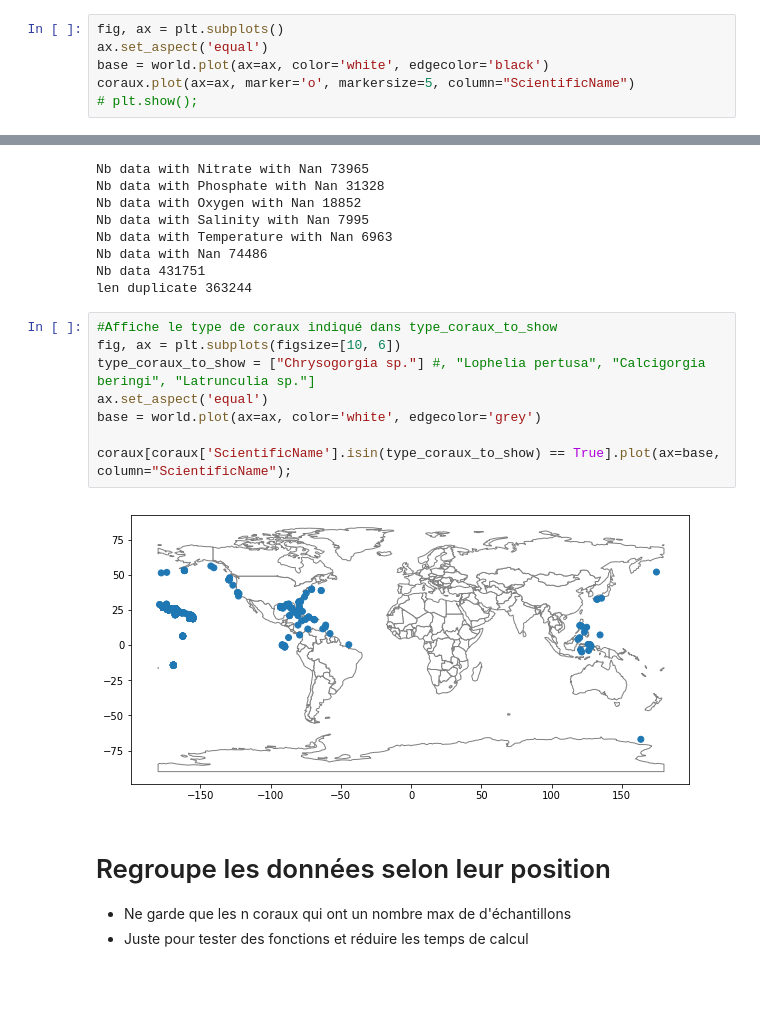
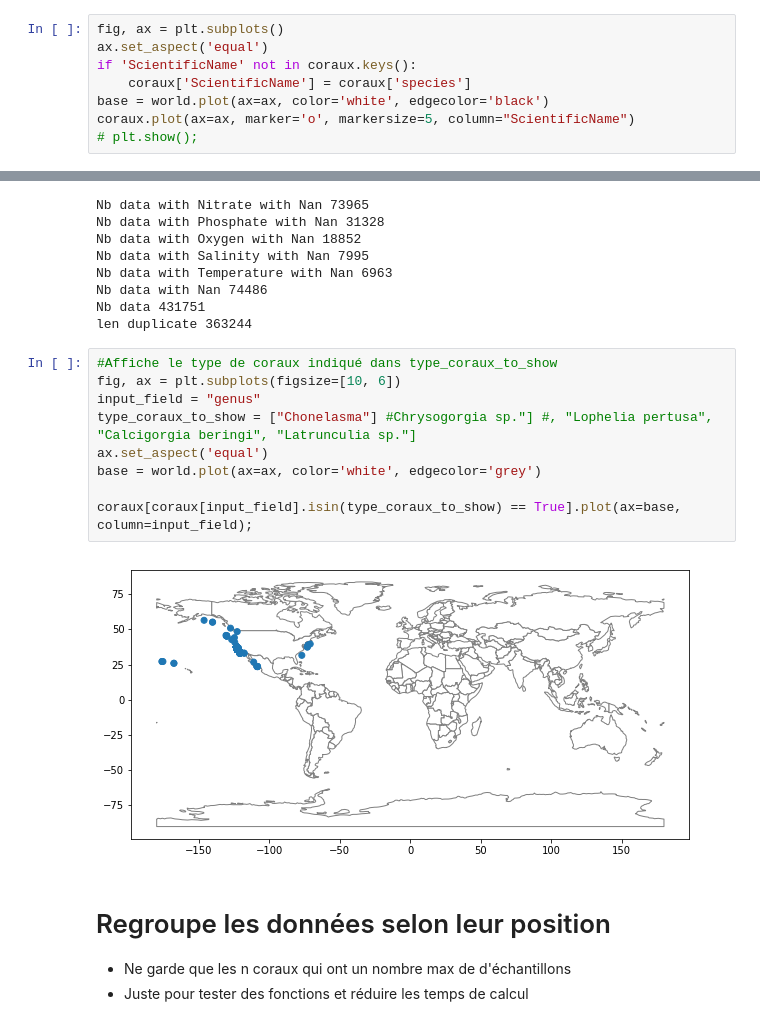
Before and after one commit to dellielo/Pharmap, a Jupyter notebook: notebook/visualisation.ipynb, the cells around one changed output, grey strips where cells are left out. Drawn from its saved outputs; the diff is of its cells as text; blank space fills up the shorter version.

```diff
--- a/notebook/visualisation.ipynb
+++ b/notebook/visualisation.ipynb
@@ -38,6 +45,8 @@ coraux.head()
 # %%
 fig, ax = plt.subplots()
 ax.set_aspect('equal')
+if 'ScientificName' not in coraux.keys():
+    coraux['ScientificName'] = coraux['species']
 base = world.plot(ax=ax, color='white', edgecolor='black')
 coraux.plot(ax=ax, marker='o', markersize=5, column="ScientificName")
 # plt.show();
@@ -158,13 +150,14 @@ len duplicate 363244
 # %%
 #Affiche le type de coraux indiqué dans type_coraux_to_show
 fig, ax = plt.subplots(figsize=[10, 6])
-type_coraux_to_show = ["Chrysogorgia sp."] #, "Lophelia pertusa", "Calcigorgia beringi", "Latrunculia sp."]
+input_field = "genus"
+type_coraux_to_show = ["Chonelasma"] #Chrysogorgia sp."] #, "Lophelia pertusa", "Calcigorgia beringi", "Latrunculia sp."]
 ax.set_aspect('equal')
 base = world.plot(ax=ax, color='white', edgecolor='grey')
 
-coraux[coraux['ScientificName'].isin(type_coraux_to_show) == True].plot(ax=base, column="ScientificName");
+coraux[coraux[input_field].isin(type_coraux_to_show) == True].plot(ax=base, column=input_field);
 # %% [output]
-[figure, old version]
+[figure, new version]
 # %% [markdown]
 # Regroupe les données selon leur position
 - Ne garde que les n coraux qui ont un nombre max de d'échantillons
```
Also changed, not shown: parts of 4 cells of this notebook, 4 other files.
